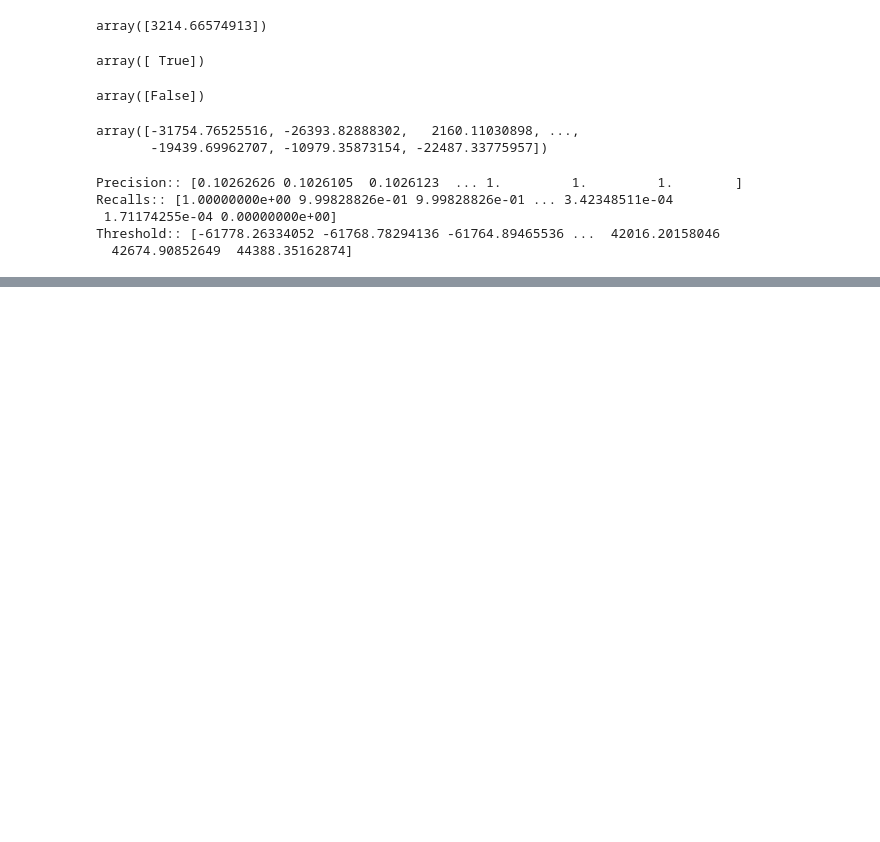
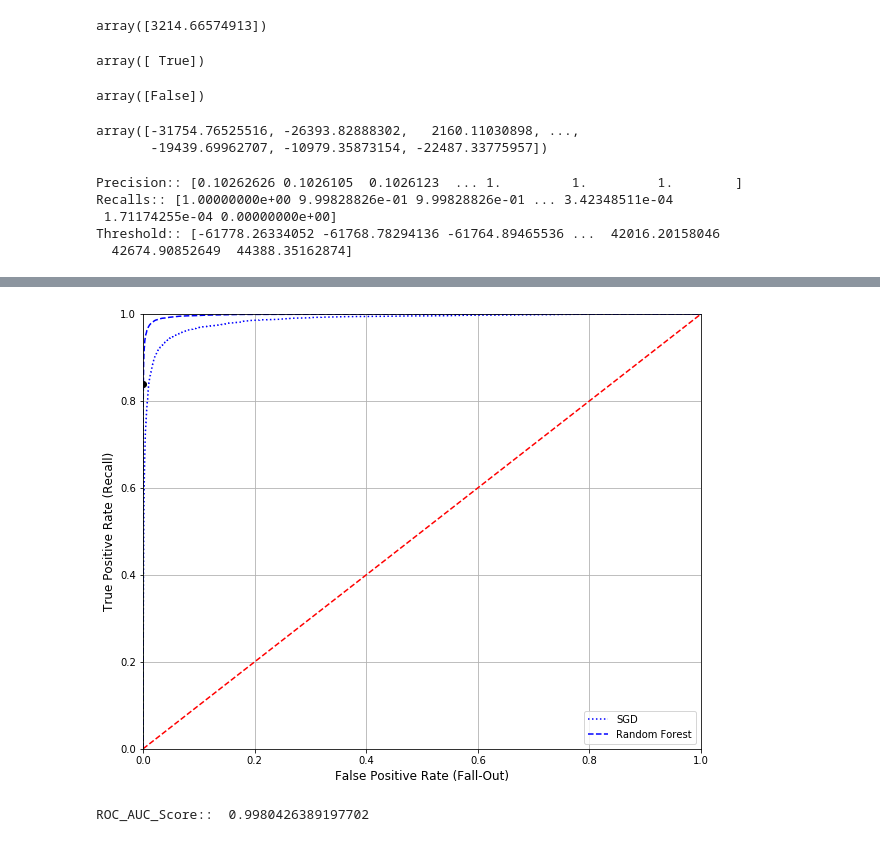
Before and after one commit to devangdayal/HandWrittenRecognition, a Jupyter notebook: ProjectCode.ipynb, the cells around one changed output, grey strips where cells are left out. Saved outputs shown, nothing was run; the diff lists cells and outputs as text; code cells hidden in the pictures; blank space fills up the shorter version.

Commit message:
Random Forest Classifier

```diff
--- a/ProjectCode.ipynb
+++ b/ProjectCode.ipynb
@@ -270,0 +312,28 @@ FileNotFoundError: [Errno 2] No such file or directory: '/ImageDataset/PRCurveVS
+# %%
+#Lets Train the Random Forest Classifier
+
+from sklearn.ensemble import RandomForestClassifier
+from sklearn.model_selection import cross_val_predict as cvpred
+
+forest=RandomForestClassifier(random_state=42,n_estimators=100)
+y_probas_forest=cvpred(forest,x_train,y_train_4,cv=2,method="predict_proba")
+
+y_scores_forest=y_probas_forest[:,1]
+fpr_forest,tpr_forest,threshold_forest=roc_curve(y_train_4,y_scores_forest)
+
+#We set the parameters....
+#Lets Plot the ROC Curve using the method we wrote above
+plt.figure(figsize=(10, 8))
+plt.plot(fpr,tpr,"b:",label="SGD")
+plot_roc_curve(fpr_forest,tpr_forest,"Random Forest")
+
+plt.legend(loc="lower right")
+
+plt.savefig('.\\ImageDataset\\RandomForestROC.jpeg')
+plt.show()
+# %% [output]
+[figure, added]
+# %%
+print("ROC_AUC_Score:: ",rocscr(y_train_4,y_scores_forest))
+# %% [output]
+ROC_AUC_Score::  0.9980426389197702
```
Also changed, not shown: parts of 5 cells of this notebook, 3 other files.
